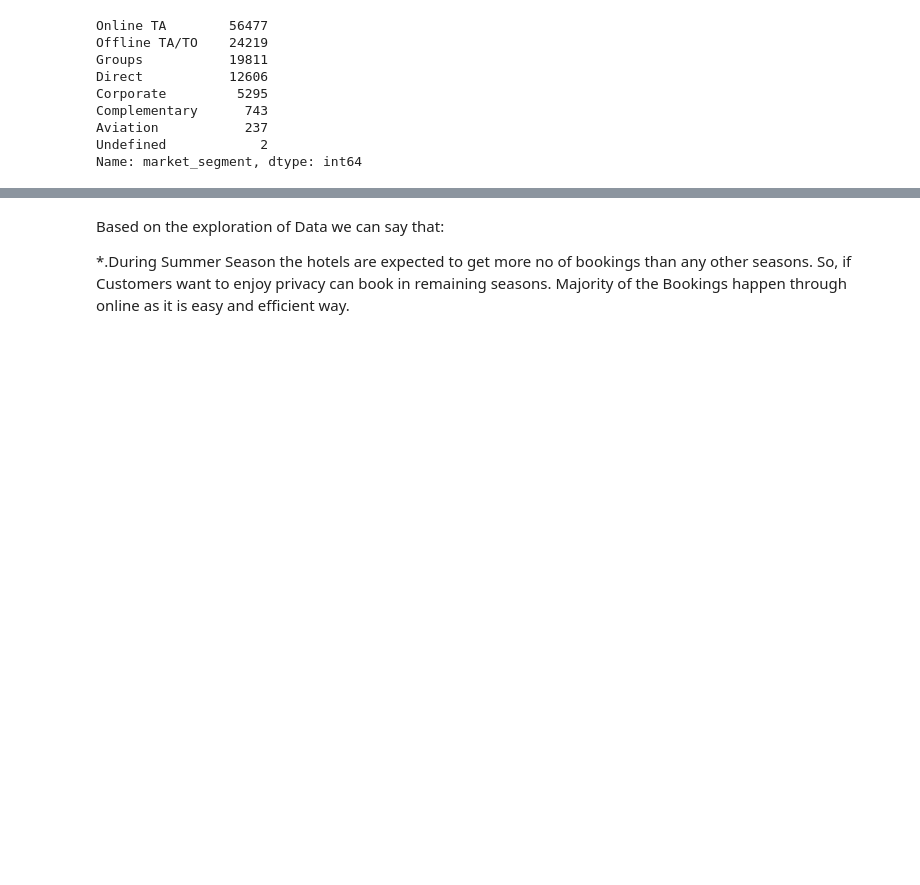
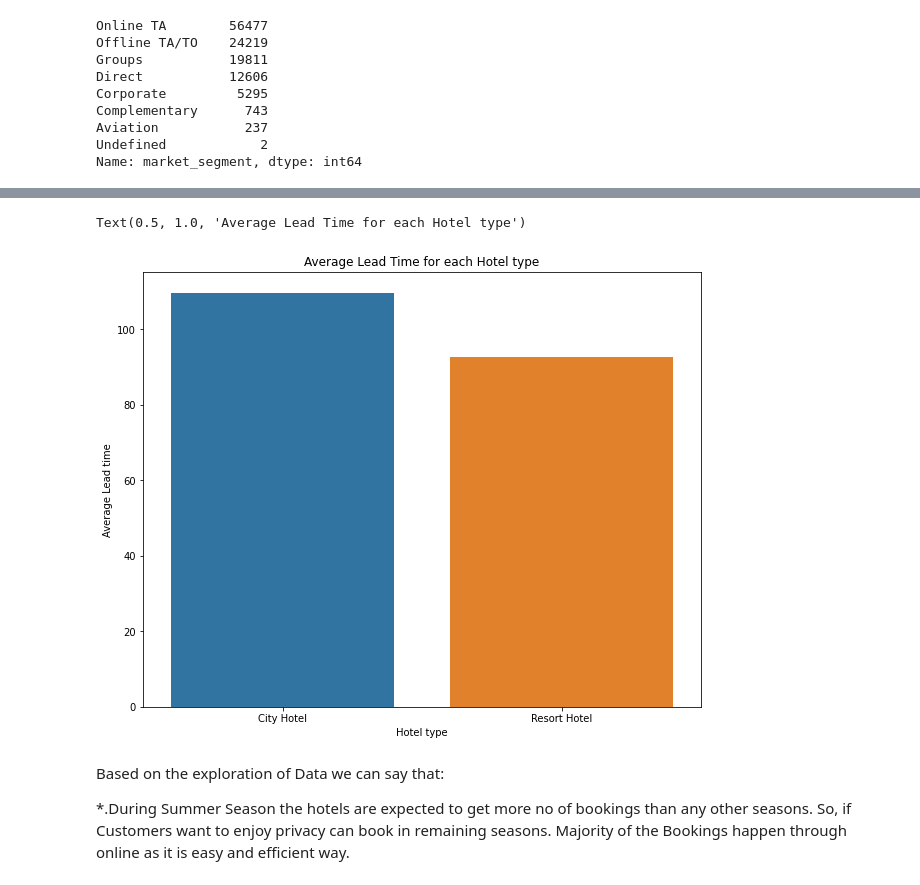
Before and after one commit to SumitAwagan123/hotel-booking-analysis-, a Jupyter notebook: Sumit_Awagan_Hotel_Booking_Analysis_Capstone_Project.ipynb, the cells around one changed output, grey strips where cells are left out. Drawn from its saved outputs; the diff is of its cells as text; code cells hidden in the pictures; blank space fills up the shorter version.

```diff
--- a/Sumit_Awagan_Hotel_Booking_Analysis_Capstone_Project.ipynb
+++ b/Sumit_Awagan_Hotel_Booking_Analysis_Capstone_Project.ipynb
@@ -310,3 +336,14 @@ plt.bar(mode,mode_count)
+# %%
+# plot the bar plot
+plt.figure(figsize=(10,8))
+sns.barplot(x=avg_lead_time['hotel'],y=avg_lead_time['lead_time'])
+# set lables
+plt.xlabel('Hotel type')
+plt.ylabel('Average Lead time')
+plt.title("Average Lead Time for each Hotel type")
+# %% [output]
+Text(0.5, 1.0, 'Average Lead Time for each Hotel type')
+[figure, added]
 # %% [markdown]
 Based on the exploration of Data we can say that:
 
```
Also changed, not shown: parts of 14 cells of this notebook.
